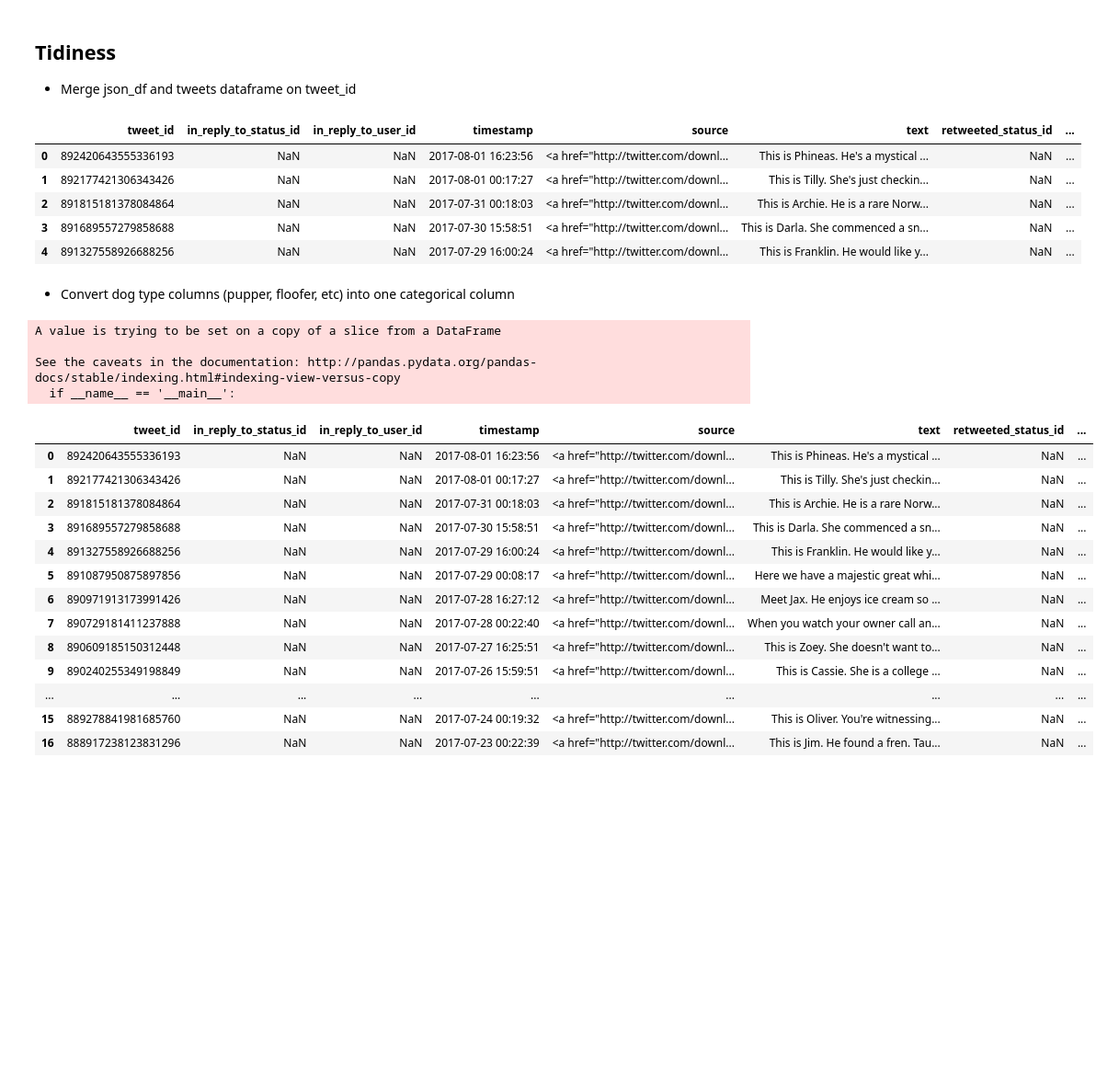
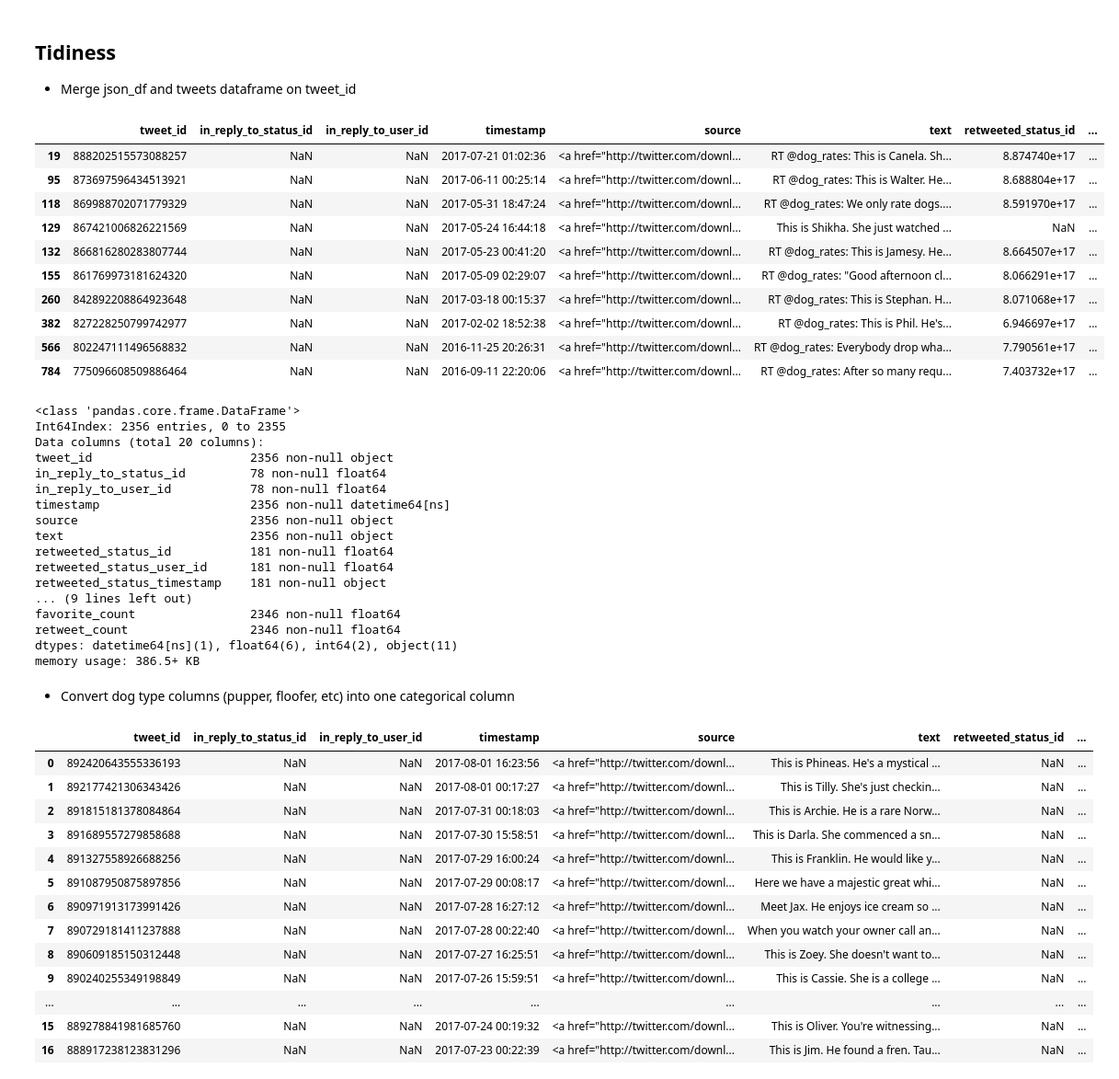
Before and after one commit to john-coletta/pupper-project, a Jupyter notebook: pupper-project.ipynb, the cells around one changed output. Shown at 92% size. Cells and saved outputs as stored; diff of their text form; code cells hidden in the pictures; blank space fills up the shorter version.

Commit message:
Fixed bug with deleted tweets not merging with dataframe

```diff
--- a/pupper-project.ipynb
+++ b/pupper-project.ipynb
@@ -192,17 +204,44 @@ tweets.head()
 ## Tidiness
 
 - Merge json_df and tweets dataframe on tweet_id
+# %%
+json_df.tweet_id = json_df.tweet_id.astype(str)
 # %%
-tweets_df = pd.merge(tweets, json_df, on='tweet_id')
+tweets_df = tweets.merge(json_df, on='tweet_id')
+# %%
+tweets_df[tweets_df.deleted == 'y']
+# %% [output]
+|  | tweet_id | in_reply_to_status_id | in_reply_to_user_id | timestamp | source | text | retweeted_status_id | ... |
+| 19 | 888202515573088257 | NaN | NaN | 2017-07-21 01:02:36 | <a href="http://twitter.com/downl... | RT @dog_rates: This is Canela. Sh... | 8.874740e+17 | ... |
+| 95 | 873697596434513921 | NaN | NaN | 2017-06-11 00:25:14 | <a href="http://twitter.com/downl... | RT @dog_rates: This is Walter. He... | 8.688804e+17 | ... |
+| 118 | 869988702071779329 | NaN | NaN | 2017-05-31 18:47:24 | <a href="http://twitter.com/downl... | RT @dog_rates: We only rate dogs.... | 8.591970e+17 | ... |
+| 129 | 867421006826221569 | NaN | NaN | 2017-05-24 16:44:18 | <a href="http://twitter.com/downl... | This is Shikha. She just watched ... | NaN | ... |
+| 132 | 866816280283807744 | NaN | NaN | 2017-05-23 00:41:20 | <a href="http://twitter.com/downl... | RT @dog_rates: This is Jamesy. He... | 8.664507e+17 | ... |
+| 155 | 861769973181624320 | NaN | NaN | 2017-05-09 02:29:07 | <a href="http://twitter.com/downl... | RT @dog_rates: "Good afternoon cl... | 8.066291e+17 | ... |
+| 260 | 842892208864923648 | NaN | NaN | 2017-03-18 00:15:37 | <a href="http://twitter.com/downl... | RT @dog_rates: This is Stephan. H... | 8.071068e+17 | ... |
+| 382 | 827228250799742977 | NaN | NaN | 2017-02-02 18:52:38 | <a href="http://twitter.com/downl... | RT @dog_rates: This is Phil. He's... | 6.946697e+17 | ... |
+| 566 | 802247111496568832 | NaN | NaN | 2016-11-25 20:26:31 | <a href="http://twitter.com/downl... | RT @dog_rates: Everybody drop wha... | 7.790561e+17 | ... |
+| 784 | 775096608509886464 | NaN | NaN | 2016-09-11 22:20:06 | <a href="http://twitter.com/downl... | RT @dog_rates: After so many requ... | 7.403732e+17 | ... |
 # %%
-tweets_df.head()
+tweets_df.info()
 # %% [output]
-|  | tweet_id | in_reply_to_status_id | in_reply_to_user_id | timestamp | source | text | retweeted_status_id | ... |
-| 0 | 892420643555336193 | NaN | NaN | 2017-08-01 16:23:56 | <a href="http://twitter.com/downl... | This is Phineas. He's a mystical ... | NaN | ... |
-| 1 | 892177421306343426 | NaN | NaN | 2017-08-01 00:17:27 | <a href="http://twitter.com/downl... | This is Tilly. She's just checkin... | NaN | ... |
-| 2 | 891815181378084864 | NaN | NaN | 2017-07-31 00:18:03 | <a href="http://twitter.com/downl... | This is Archie. He is a rare Norw... | NaN | ... |
-| 3 | 891689557279858688 | NaN | NaN | 2017-07-30 15:58:51 | <a href="http://twitter.com/downl... | This is Darla. She commenced a sn... | NaN | ... |
-| 4 | 891327558926688256 | NaN | NaN | 2017-07-29 16:00:24 | <a href="http://twitter.com/downl... | This is Franklin. He would like y... | NaN | ... |
+<class 'pandas.core.frame.DataFrame'>
+Int64Index: 2356 entries, 0 to 2355
+Data columns (total 20 columns):
+tweet_id                      2356 non-null object
+in_reply_to_status_id         78 non-null float64
+in_reply_to_user_id           78 non-null float64
+timestamp                     2356 non-null datetime64[ns]
+source                        2356 non-null object
+text                          2356 non-null object
+retweeted_status_id           181 non-null float64
+retweeted_status_user_id      181 non-null float64
+retweeted_status_timestamp    181 non-null object
+... (9 lines left out)
+favorite_count                2346 non-null float64
+retweet_count                 2346 non-null float64
+dtypes: datetime64[ns](1), float64(6), int64(2), object(11)
+memory usage: 386.5+ KB
 # %% [markdown]
 - Convert dog type columns (pupper, floofer, etc) into one categorical column
 # %%
@@ -212,11 +251,6 @@ melt1 = pd.melt(tweets_df[['tweet_id', 'doggo', 'floofer', 'pupper', 'puppo']],
 melt1 = melt1[melt1.value != 'None']
 # %%
 melt1.drop('value', axis = 1, inplace = True)
-# %% [output]
-A value is trying to be set on a copy of a slice from a DataFrame
-
-See the caveats in the documentation: http://pandas.pydata.org/pandas-docs/stable/indexing.html#indexing-view-versus-copy
-  if __name__ == '__main__':
 # %%
 tweets_df = tweets_df.merge(melt1, how = 'left', on = 'tweet_id')
 # %%
```
Also changed, not shown: parts of 5 cells of this notebook.
